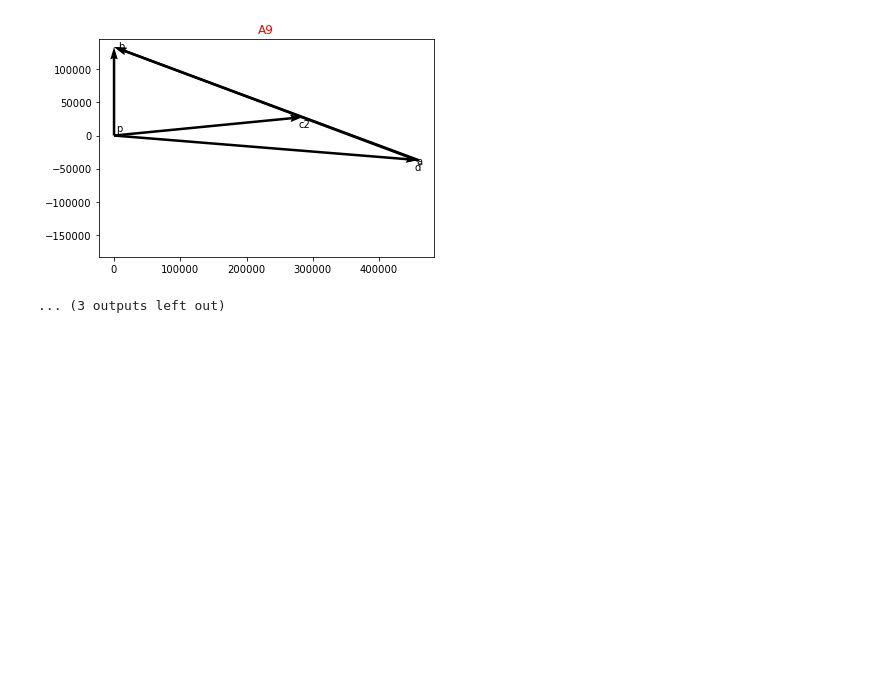
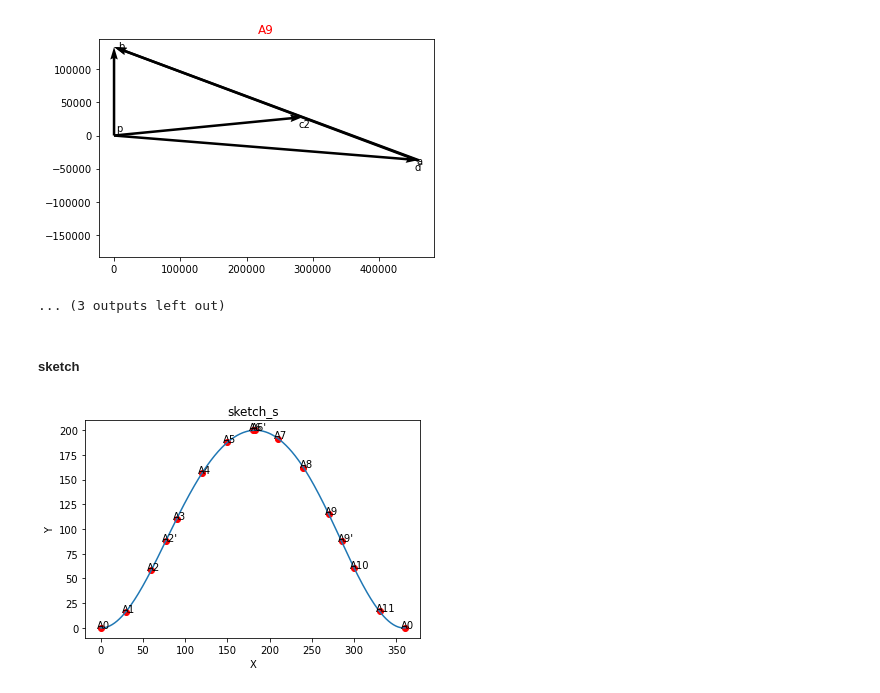
Before and after one commit to dzylikecode/SCUT_3_Principles-of-Mechanism, a Jupyter notebook: experiment/code/simple.ipynb, the cells around one changed output. Saved outputs shown, nothing was run; the diff lists cells and outputs as text; code cells hidden in the pictures; blank space fills up the shorter version.

```diff
--- a/experiment/code/simple.ipynb
+++ b/experiment/code/simple.ipynb
@@ -228,11 +228,11 @@ class Position:
         graphic.draw_position_figure(coord_param, self.A, self.B,
                                      crank_slider.r, self.id_name)
 # %%
-from func import test
+from func import test_for_my
 
 pos_list = []
 
-for theta, id_name in zip(coord_param.theta_list, test.name_list_2):
+for theta, id_name in zip(coord_param.theta_list, test_for_my.name_list_2):
     pos = Position(id_name, theta)
     pos.draw()
     pos_list.append(pos)
@@ -410,3 +410,11 @@ for vel in vel_list:
 [figure]
 [figure]
 ... (3 outputs left out)
+# %% [markdown]
+##### sketch
+# %%
+angle_list = [math.degrees(pos.theta) for pos in pos_list]
+journey_list = [pos.B.imag for pos in pos_list]
+graphic.draw_sketch_s(angle_list, journey_list, 'sketch_s')
+# %% [output]
+[figure, added]
```
Also changed, not shown: parts of 2 cells of this notebook, 3 other files.
